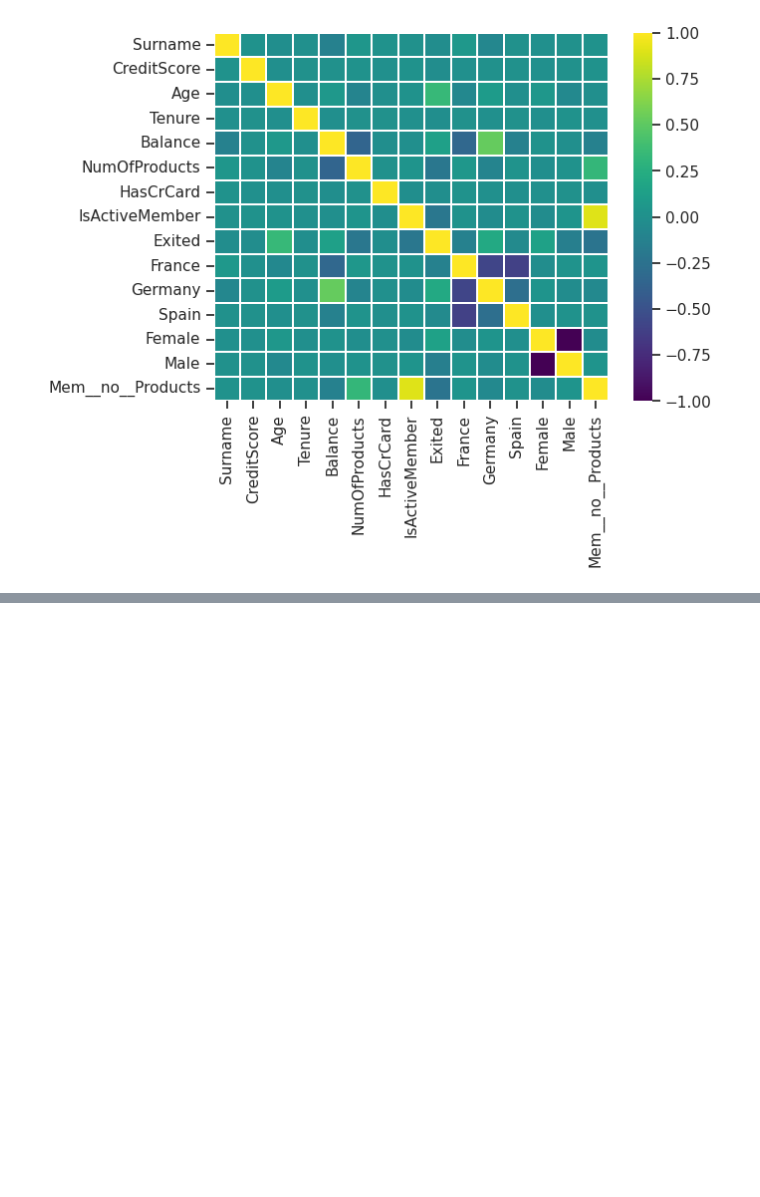
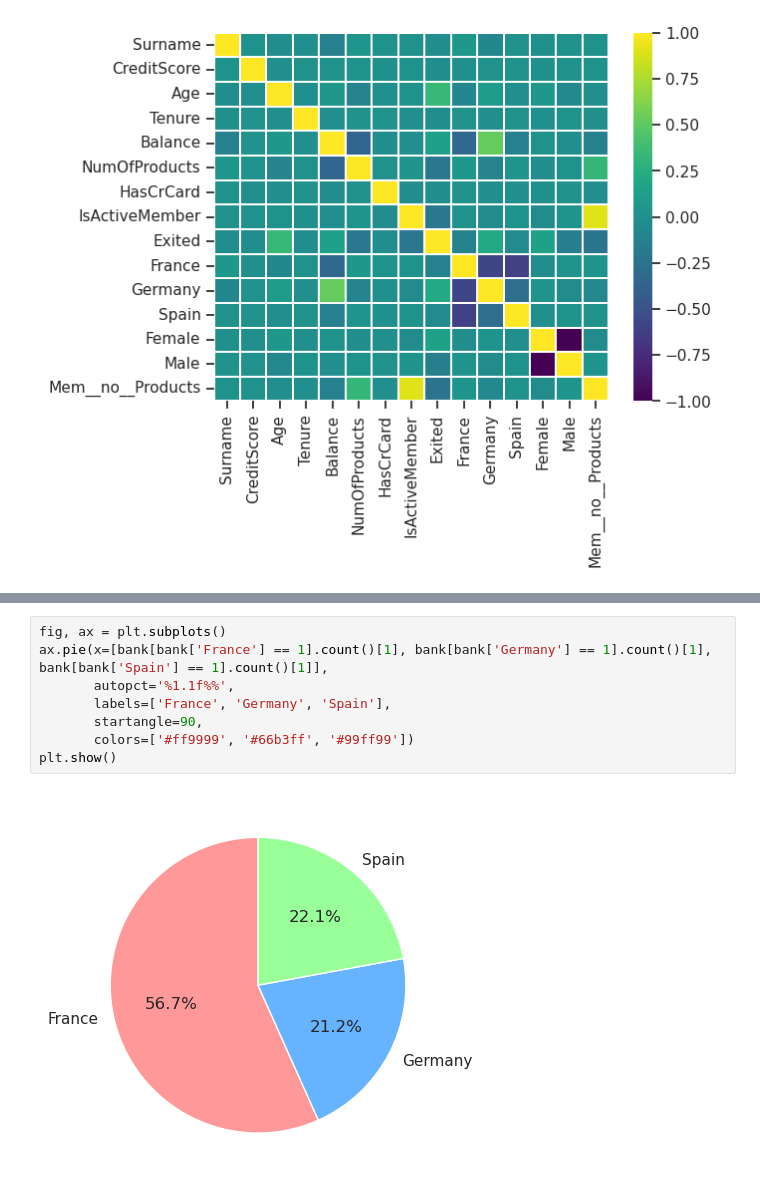
Before and after one commit to vanki2003/bank-churn, a Jupyter notebook: main.ipynb, the cells around one changed output, grey strips where cells are left out. Drawn from its saved outputs; the diff is of its cells as text; blank space fills up the shorter version.

```diff
--- a/main.ipynb
+++ b/main.ipynb
@@ -136,0 +190,10 @@ sns.heatmap(bank_matrix, cmap='viridis', linewidth=0.2)
+# %%
+fig, ax = plt.subplots()
+ax.pie(x=[bank[bank['France'] == 1].count()[1], bank[bank['Germany'] == 1].count()[1], bank[bank['Spain'] == 1].count()[1]],
+       autopct='%1.1f%%',
+       labels=['France', 'Germany', 'Spain'],
+       startangle=90,
+       colors=['#ff9999', '#66b3ff', '#99ff99'])
+plt.show()
+# %% [output]
+[figure, added]
```
Also changed, not shown: parts of 4 cells of this notebook.
